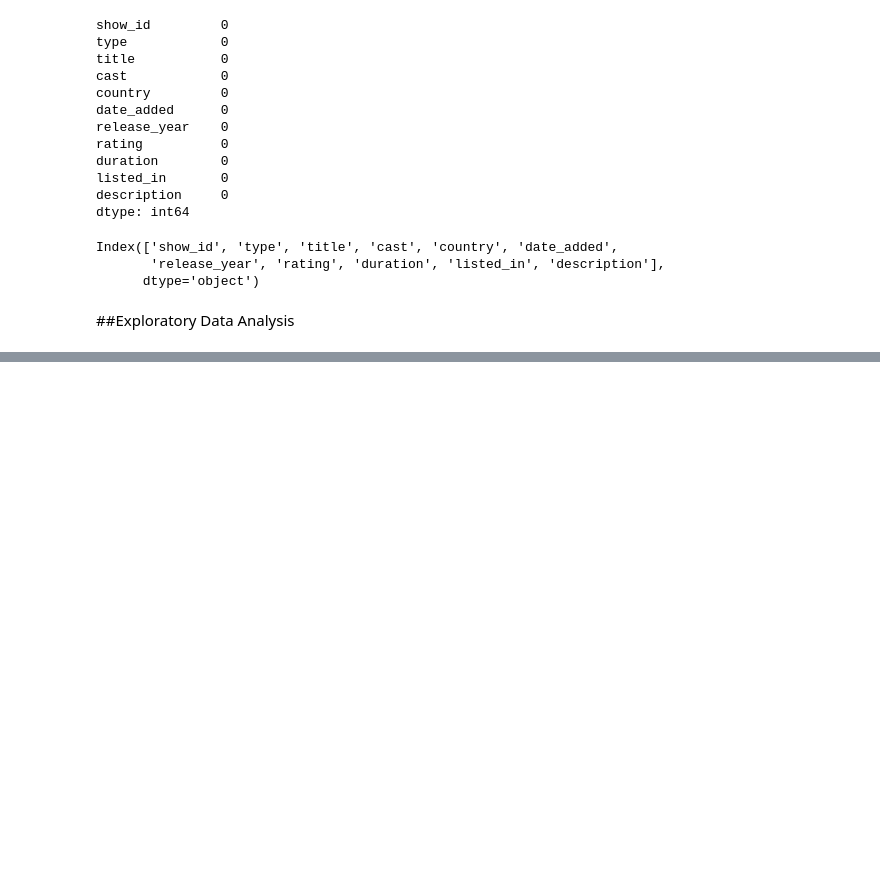
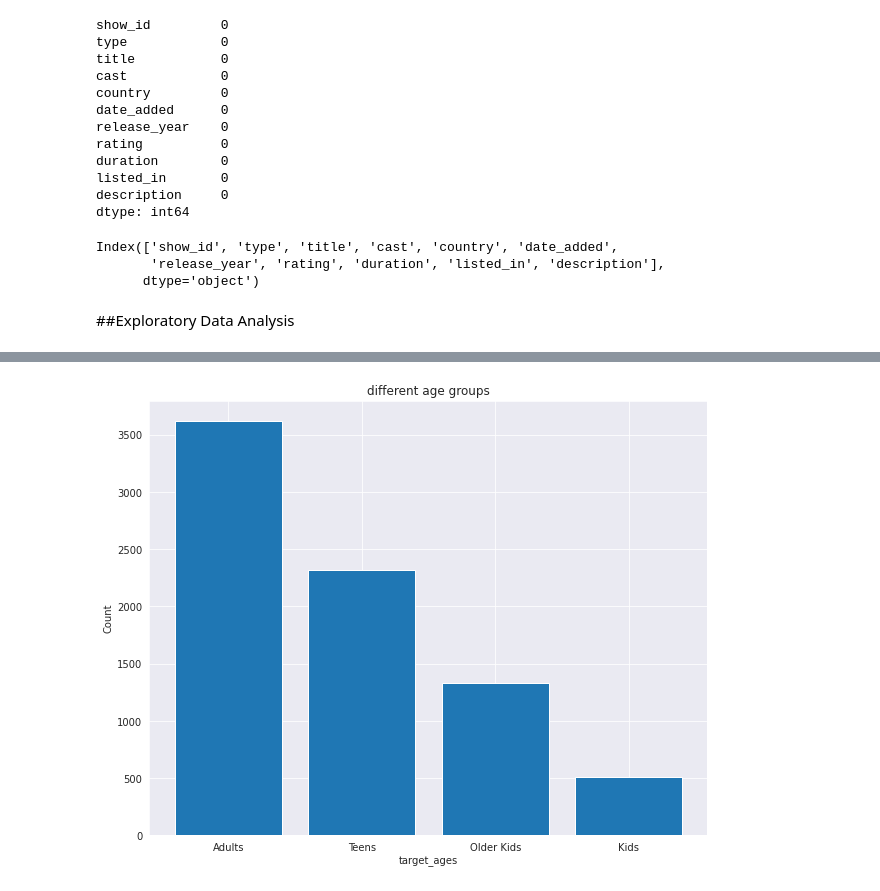
Before and after one commit to Amankr351/Netflix-Movies-and-TV-Shows-Clustering-Project., a Jupyter notebook: Netflix_Movies_And_TV_Shows_Clustering.ipynb, the cells around one changed output, grey strips where cells are left out. Saved outputs shown, nothing was run; the diff lists cells and outputs as text; code cells hidden in the pictures; blank space fills up the shorter version.

```diff
--- a/Netflix_Movies_And_TV_Shows_Clustering.ipynb
+++ b/Netflix_Movies_And_TV_Shows_Clustering.ipynb
@@ -156,0 +189,22 @@ sns.set_style('darkgrid')
+# %%
+#Assigning the Ratings into grouped categories
+ratings = {
+    'TV-PG': 'Older Kids',
+    'TV-MA': 'Adults',
+    'TV-Y7-FV': 'Older Kids',
+    'TV-Y7': 'Older Kids',
+    'TV-14': 'Teens',
+    'R': 'Adults',
+    'TV-Y': 'Kids',
+    'NR': 'Adults',
+    'PG-13': 'Teens',
+    'TV-G': 'Kids',
+    'PG': 'Older Kids',
+    'G': 'Kids',
+    'UR': 'Adults',
+    'NC-17': 'Adults'
+}
+data['target_ages'] = data['rating'].replace(ratings)
+# %%
+data['target_ages'] = pd.Categorical(data['target_ages'], categories=['Kids', 'Older Kids', 'Teens', 'Adults'])
+data.head(5)
@@ -156,0 +218,12 @@ sns.set_style('darkgrid')
+# %%
+x = data['target_ages'].value_counts().index
+y =  data['target_ages'].value_counts()
+
+plt.figure(figsize=(10,8))
+plt.title('different age groups')
+plt.bar(x, y, width =0.8)
+plt.ylabel('Count')
+plt.xlabel('target_ages')
+plt.title('different age groups');
+# %% [output]
+[figure, added]
```
Also changed, not shown: parts of 31 cells of this notebook.
